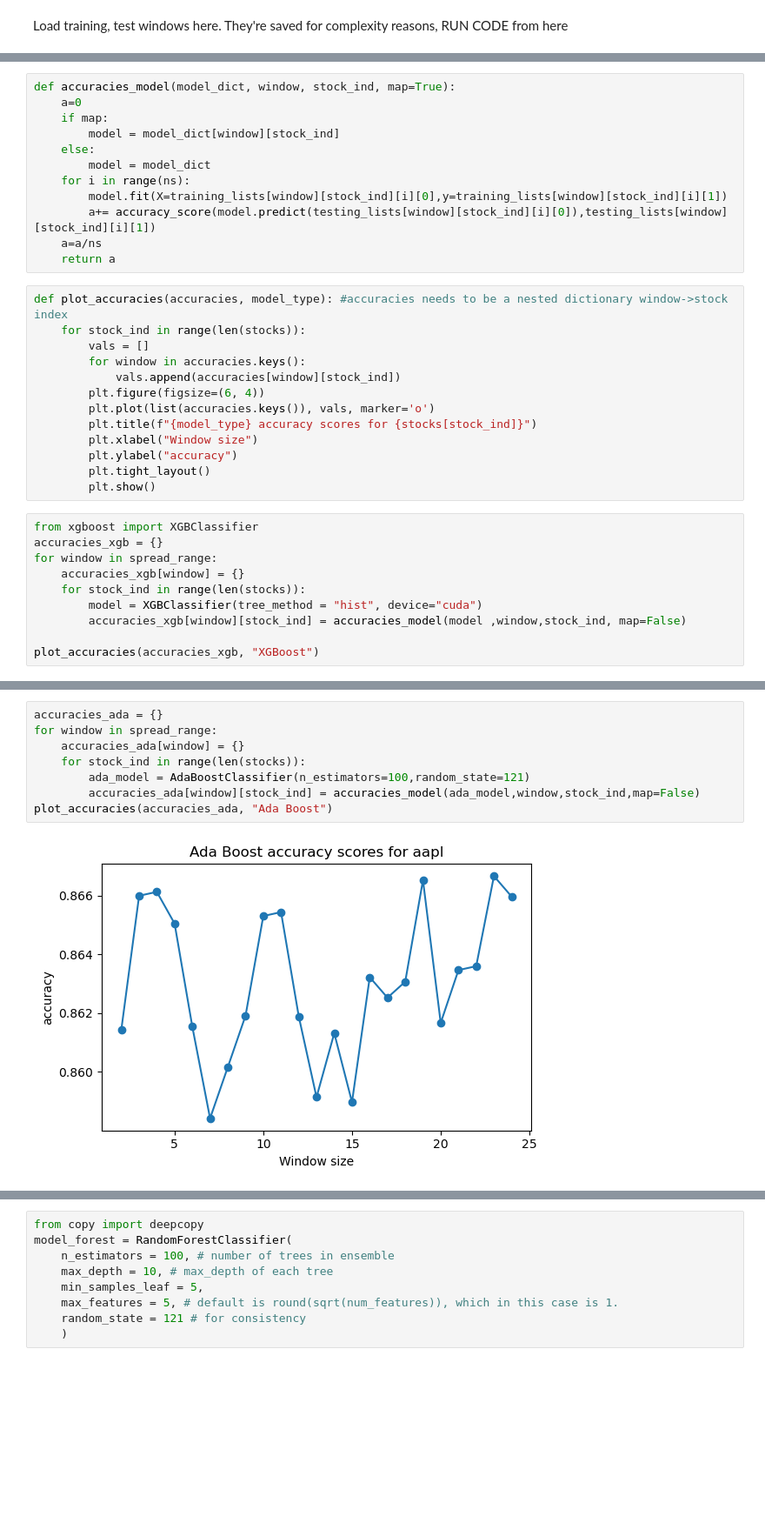
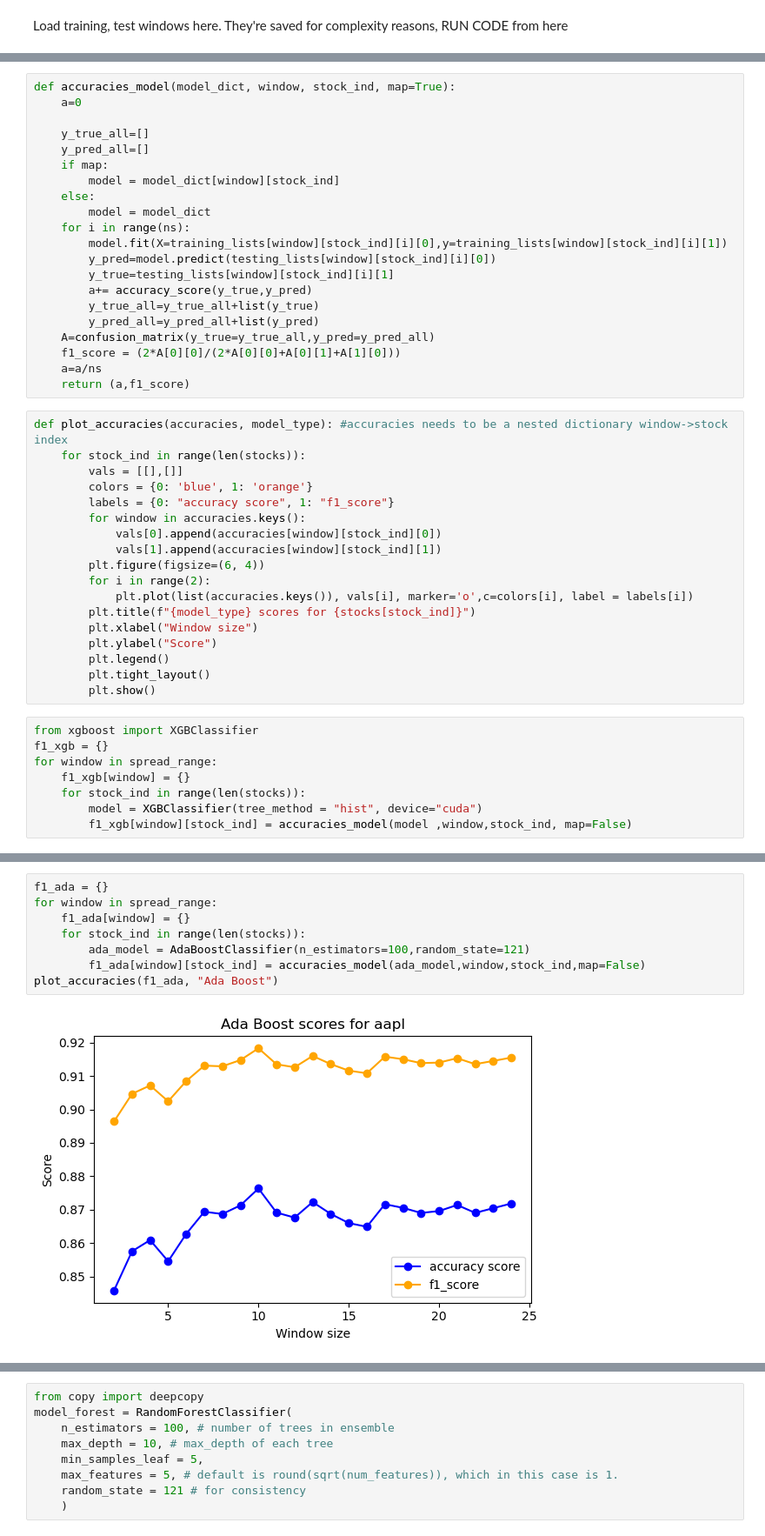
Before and after one commit to srijanrodo/erdos_regime_switch, a Jupyter notebook: template_kalman.ipynb, the cells around one changed output, grey strips where cells are left out. Shown at 87% size. Saved outputs shown, nothing was run; the diff lists cells and outputs as text; blank space fills up the shorter version.

```diff
--- a/template_kalman.ipynb
+++ b/template_kalman.ipynb
@@ -94,35 +95,47 @@ with open('saved_testing_lists.pkl', 'rb') as f:
 # %%
 def accuracies_model(model_dict, window, stock_ind, map=True):
     a=0
+
+    y_true_all=[]
+    y_pred_all=[]
     if map:
         model = model_dict[window][stock_ind]
     else:
         model = model_dict
     for i in range(ns):
         model.fit(X=training_lists[window][stock_ind][i][0],y=training_lists[window][stock_ind][i][1])
-        a+= accuracy_score(model.predict(testing_lists[window][stock_ind][i][0]),testing_lists[window][stock_ind][i][1])
+        y_pred=model.predict(testing_lists[window][stock_ind][i][0])
+        y_true=testing_lists[window][stock_ind][i][1]
+        a+= accuracy_score(y_true,y_pred)
+        y_true_all=y_true_all+list(y_true)
+        y_pred_all=y_pred_all+list(y_pred)
+    A=confusion_matrix(y_true=y_true_all,y_pred=y_pred_all)
+    f1_score = (2*A[0][0]/(2*A[0][0]+A[0][1]+A[1][0]))
     a=a/ns
-    return a
+    return (a,f1_score)
 # %%
 def plot_accuracies(accuracies, model_type): #accuracies needs to be a nested dictionary window->stock index
     for stock_ind in range(len(stocks)):
-        vals = []
+        vals = [[],[]]
+        colors = {0: 'blue', 1: 'orange'}
+        labels = {0: "accuracy score", 1: "f1_score"}
         for window in accuracies.keys():
-            vals.append(accuracies[window][stock_ind])
+            vals[0].append(accuracies[window][stock_ind][0])
+            vals[1].append(accuracies[window][stock_ind][1])
         plt.figure(figsize=(6, 4))
-        plt.plot(list(accuracies.keys()), vals, marker='o')
-        plt.title(f"{model_type} accuracy scores for {stocks[stock_ind]}")
+        for i in range(2):
+            plt.plot(list(accuracies.keys()), vals[i], marker='o',c=colors[i], label = labels[i])
+        plt.title(f"{model_type} scores for {stocks[stock_ind]}")
         plt.xlabel("Window size")
-        plt.ylabel("accuracy")
+        plt.ylabel("Score")
+        plt.legend()
         plt.tight_layout()
         plt.show()
 # %%
 from xgboost import XGBClassifier
-accuracies_xgb = {}
+f1_xgb = {}
 for window in spread_range:
-    accuracies_xgb[window] = {}
+    f1_xgb[window] = {}
     for stock_ind in range(len(stocks)):
         model = XGBClassifier(tree_method = "hist", device="cuda")
-        accuracies_xgb[window][stock_ind] = accuracies_model(model ,window,stock_ind, map=False)
-
-plot_accuracies(accuracies_xgb, "XGBoost")
+        f1_xgb[window][stock_ind] = accuracies_model(model ,window,stock_ind, map=False)
@@ -144,10 +152,10 @@ This warning will only be shown once.
 # %%
-accuracies_ada = {}
+f1_ada = {}
 for window in spread_range:
-    accuracies_ada[window] = {}
+    f1_ada[window] = {}
     for stock_ind in range(len(stocks)):
         ada_model = AdaBoostClassifier(n_estimators=100,random_state=121)
-        accuracies_ada[window][stock_ind] = accuracies_model(ada_model,window,stock_ind,map=False)
-plot_accuracies(accuracies_ada, "Ada Boost")
+        f1_ada[window][stock_ind] = accuracies_model(ada_model,window,stock_ind,map=False)
+plot_accuracies(f1_ada, "Ada Boost")
 # %% [output]
-[figure, old version]
+[figure, new version]
```
Also changed, not shown: parts of 15 cells of this notebook.
